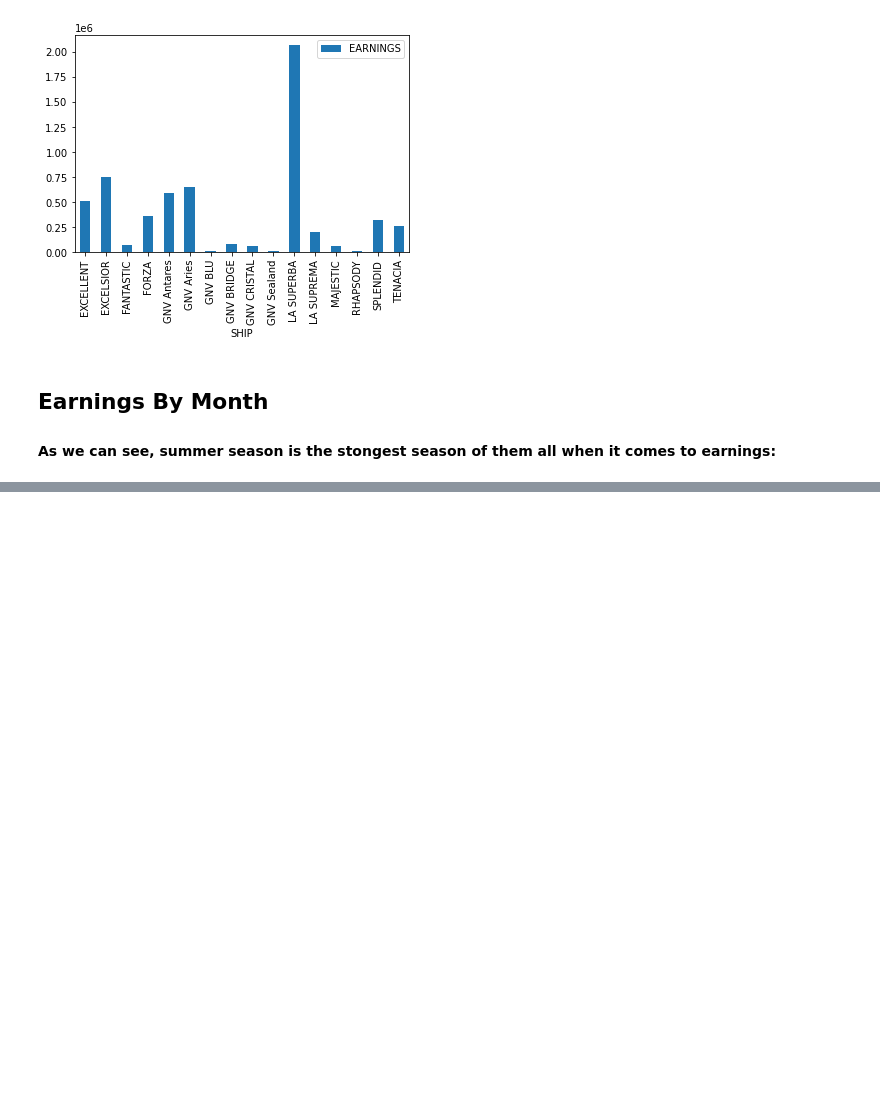
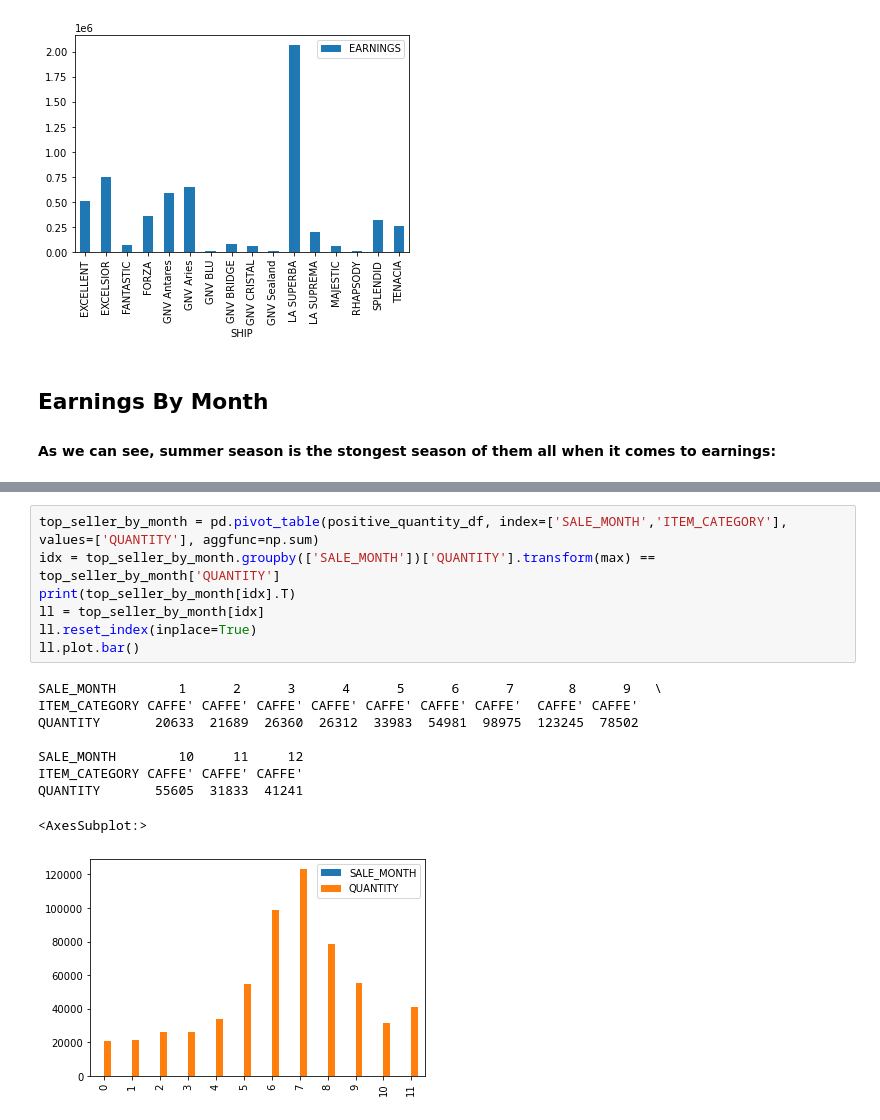
Before and after one commit to nirlevy11998/Academy.DataScience.MenuOptimization, a Jupyter notebook: ItalyMenu.ipynb, the cells around one changed output, grey strips where cells are left out. Cells and saved outputs as stored; diff of their text form; blank space fills up the shorter version.

```diff
--- a/ItalyMenu.ipynb
+++ b/ItalyMenu.ipynb
@@ -93,0 +150,17 @@ earnings_by_month.plot.bar()
+# %%
+top_seller_by_month = pd.pivot_table(positive_quantity_df, index=['SALE_MONTH','ITEM_CATEGORY'], values=['QUANTITY'], aggfunc=np.sum)
+idx = top_seller_by_month.groupby(['SALE_MONTH'])['QUANTITY'].transform(max) == top_seller_by_month['QUANTITY']
+print(top_seller_by_month[idx].T)
+ll = top_seller_by_month[idx]
+ll.reset_index(inplace=True)
+ll.plot.bar()
+# %% [output]
+SALE_MONTH        1      2      3      4      5      6      7       8      9   \
+ITEM_CATEGORY CAFFE' CAFFE' CAFFE' CAFFE' CAFFE' CAFFE' CAFFE'  CAFFE' CAFFE'
+QUANTITY       20633  21689  26360  26312  33983  54981  98975  123245  78502
+
+SALE_MONTH        10     11     12
+ITEM_CATEGORY CAFFE' CAFFE' CAFFE'
+QUANTITY       55605  31833  41241
+<AxesSubplot:>
+[figure, added]
```
Also changed, not shown: parts of 12 cells of this notebook.
